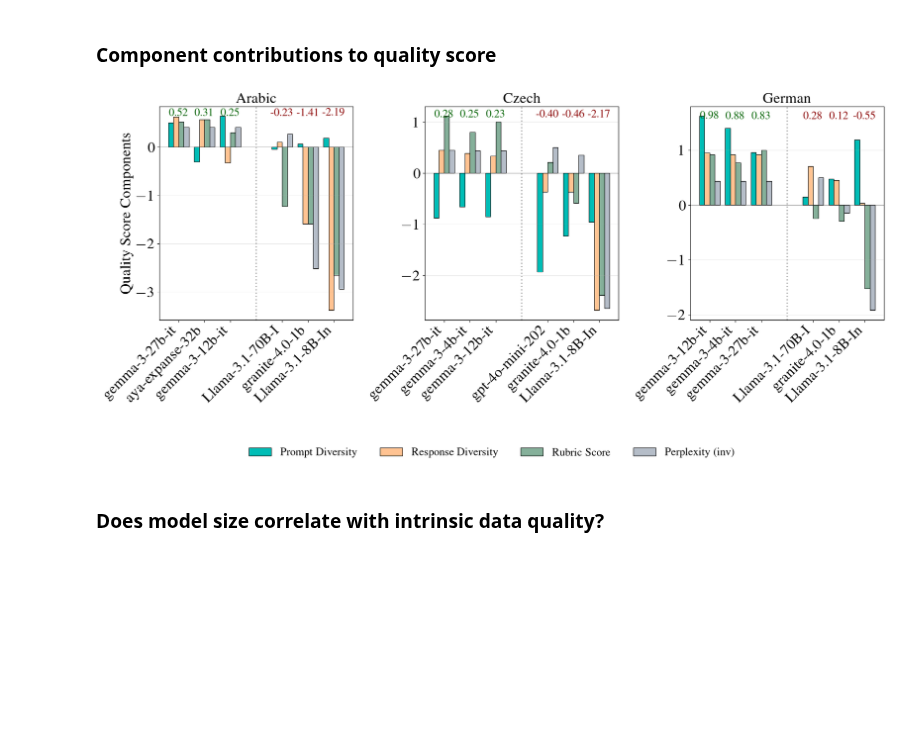
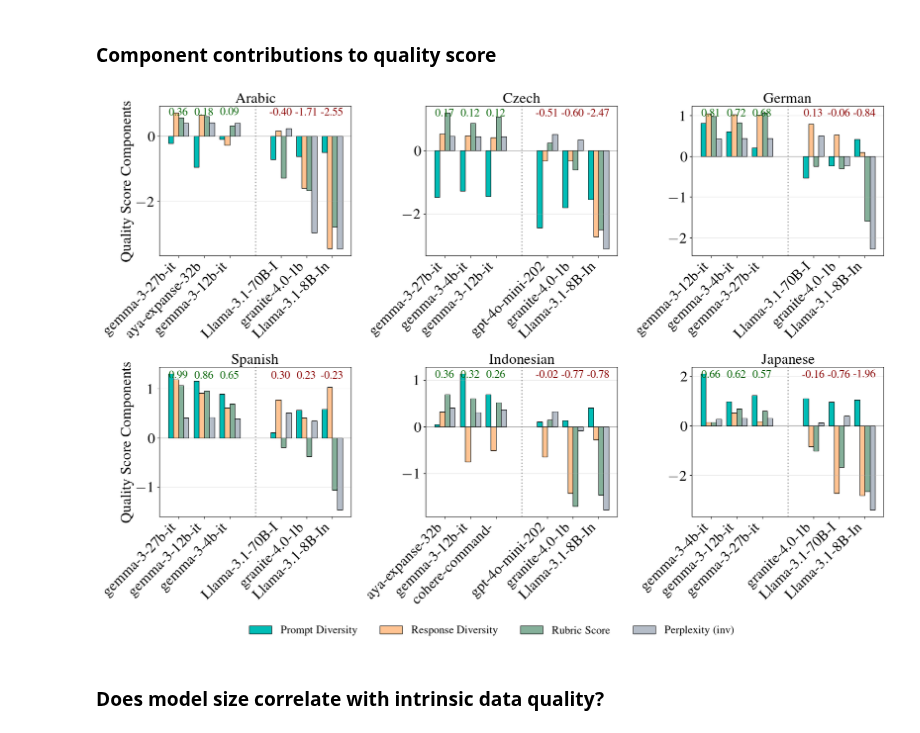
Before and after one commit to ljvmiranda921/polyglot-teachers, a Jupyter notebook: notebooks/2025-11-24-data-quality-metrics/02_visualize_quality_metrics.ipynb, the cells around one changed output. Cells and saved outputs as stored; diff of their text form; code cells hidden in the pictures; blank space fills up the shorter version.

```diff
--- a/notebooks/2025-11-24-data-quality-metrics/02_visualize_quality_metrics.ipynb
+++ b/notebooks/2025-11-24-data-quality-metrics/02_visualize_quality_metrics.ipynb
@@ -11,7 +11,7 @@ from analysis.model_info import MODEL_INFORMATION
 %autoreload 2
 # %%
 df = pd.read_json(
-    "data/compiled_intrinsic_metrics_ar-cs-de.jsonl",
+    "data/compiled_intrinsic_metrics.jsonl",
     orient="records",
     lines=True,
 )
@@ -120,10 +120,18 @@ df_components["model"] = df_sorted["model"].values
 df_components["language"] = df_sorted["language"].values
 df_components["quality_score"] = df_sorted["quality_score"].values
 
-fig, axes = plt.subplots(1, 3, figsize=(18, 7.5))
+fig, axes = plt.subplots(2, 3, figsize=(18, 12))
+axes = axes.flatten()
 
-languages = ["ar", "cs", "de"]
-language_names = {"ar": "Arabic", "cs": "Czech", "de": "German"}
+languages = ["ar", "cs", "de", "es", "id", "ja"]
+language_names = {
+    "ar": "Arabic",
+    "cs": "Czech",
+    "de": "German",
+    "es": "Spanish",
+    "id": "Indonesian",
+    "ja": "Japanese",
+}
 metrics = ["Prompt Diversity", "Response Diversity", "Rubric Score", "Perplexity (inv)"]
 colors = [
     COLORS["warm_blue"],
@@ -147,7 +155,7 @@ for idx, (lang, ax) in enumerate(zip(languages, axes)):
             x + offset,
             selected[metric],
             width,
-            label=metric if idx == 2 else "",
+            label=metric if idx == 5 else "",
             color=color,
             edgecolor="black",
             linewidth=0.8,
@@ -175,37 +183,38 @@ for idx, (lang, ax) in enumerate(zip(languages, axes)):
                 ax.get_ylim()[1] * 0.95,
                 f"{quality:.2f}",
                 ha="center",
                 va="top",
                 fontsize=18,
                 color="darkred",
                 weight="bold",
             )
 
     ax.set_title(language_names[lang])
     ax.set_xticks(x)
     ax.set_xticklabels(
         [row["model"].split("/")[-1][:15] for _, row in selected.iterrows()],
         rotation=45,
         ha="right",
     )
-    ax.set_ylabel("Quality Score Components" if idx == 0 else "")
+    if idx % 3 == 0:
+        ax.set_ylabel("Quality Score Components")
     ax.grid(True, alpha=0.3, axis="y")
 
 fig.legend(
-    *axes[2].get_legend_handles_labels(),
+    *axes[5].get_legend_handles_labels(),
     frameon=False,
     loc="lower center",
-    bbox_to_anchor=(0.5, -0.15),
+    bbox_to_anchor=(0.5, -0.05),
     ncol=4,
     fontsize=18,
 )
 
 plt.tight_layout()
 fig.savefig("figures/component_contributions_by_language.png", dpi=300, bbox_inches="tight")  # fmt: skip
 
 plt.show()
 # %% [output]
-[figure, old version]
+[figure, new version]
 # %% [markdown]
 ### Does model size correlate with intrinsic data quality?
 # %%
```
Also changed, not shown: parts of 2 cells of this notebook, 3 other files.
